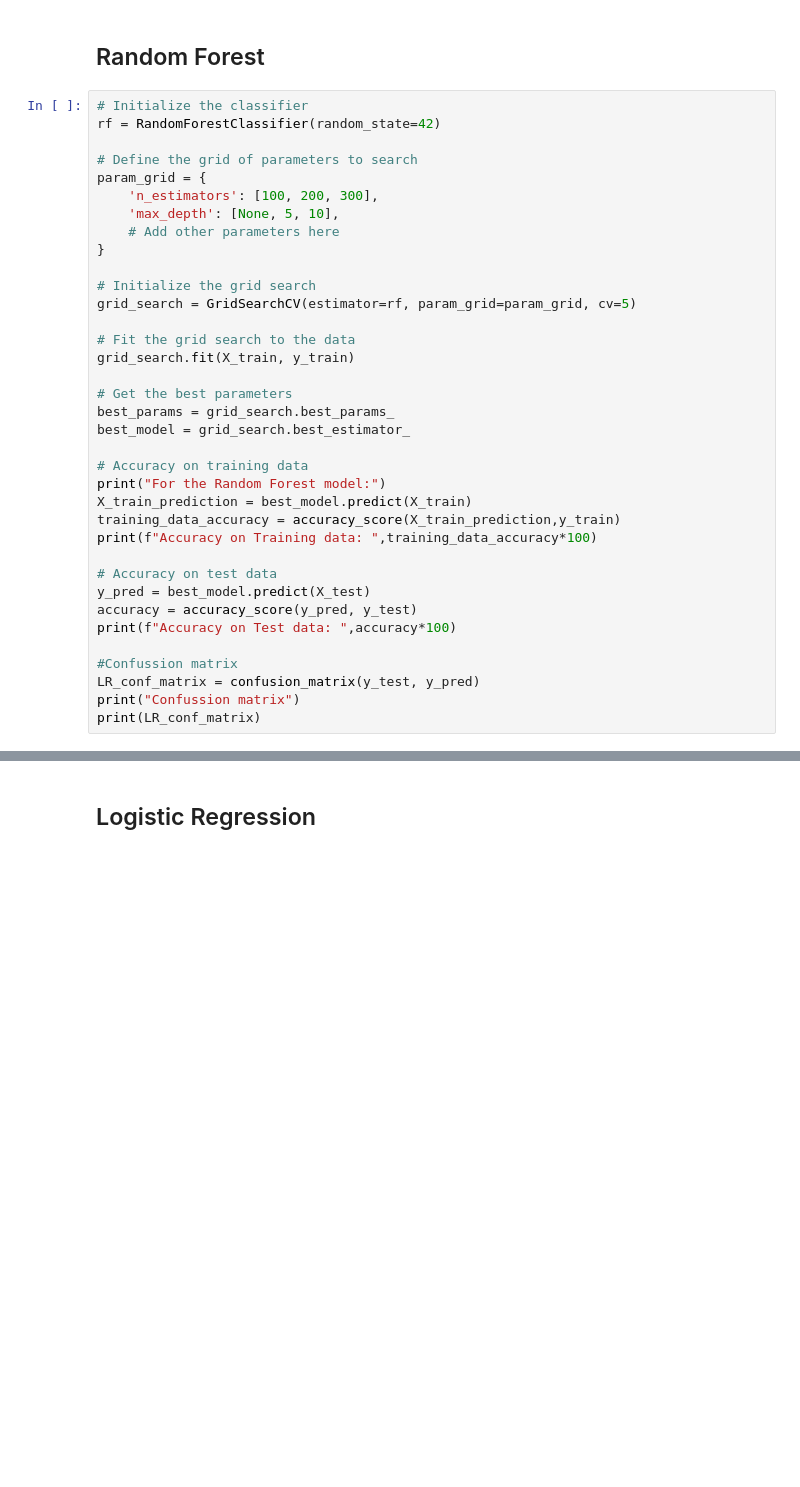
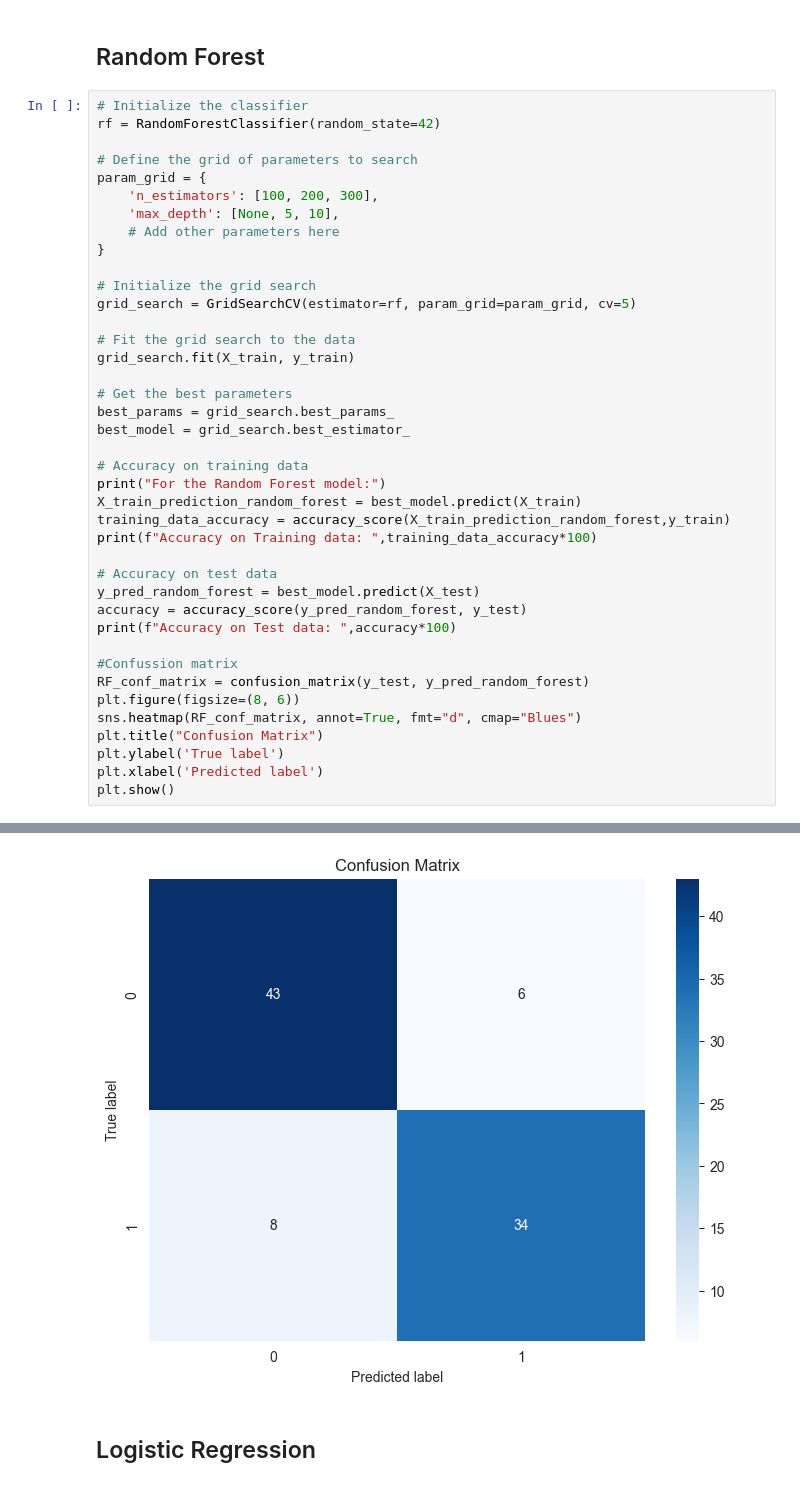
Before and after one commit to Poliaboy/PfDa_Project_S7, a Jupyter notebook: playground.ipynb, the cells around one changed output, grey strips where cells are left out. Saved outputs shown, nothing was run; the diff lists cells and outputs as text; blank space fills up the shorter version.

Commit message:
feat: Neural network classifier implementation Confusion matrix visualisation

```diff
--- a/playground.ipynb
+++ b/playground.ipynb
@@ -230,19 +230,23 @@ best_model = grid_search.best_estimator_
 
 # Accuracy on training data
 print("For the Random Forest model:")
-X_train_prediction = best_model.predict(X_train)
-training_data_accuracy = accuracy_score(X_train_prediction,y_train)
+X_train_prediction_random_forest = best_model.predict(X_train)
+training_data_accuracy = accuracy_score(X_train_prediction_random_forest,y_train)
 print(f"Accuracy on Training data: ",training_data_accuracy*100)
 
 # Accuracy on test data
-y_pred = best_model.predict(X_test)
-accuracy = accuracy_score(y_pred, y_test)
+y_pred_random_forest = best_model.predict(X_test)
+accuracy = accuracy_score(y_pred_random_forest, y_test)
 print(f"Accuracy on Test data: ",accuracy*100)
 
 #Confussion matrix
-LR_conf_matrix = confusion_matrix(y_test, y_pred)
-print("Confussion matrix")
-print(LR_conf_matrix)
+RF_conf_matrix = confusion_matrix(y_test, y_pred_random_forest)
+plt.figure(figsize=(8, 6))
+sns.heatmap(RF_conf_matrix, annot=True, fmt="d", cmap="Blues")
+plt.title("Confusion Matrix")
+plt.ylabel('True label')
+plt.xlabel('Predicted label')
+plt.show()
 # %% [output]
 For the Random Forest model:
 Accuracy on Training data:  94.33962264150944
@@ -253,3 +254,4 @@ Confussion matrix
+[figure, added]
 # %% [markdown]
 ## Logistic Regression
 # %%
```
Also changed, not shown: parts of 8 cells of this notebook.
